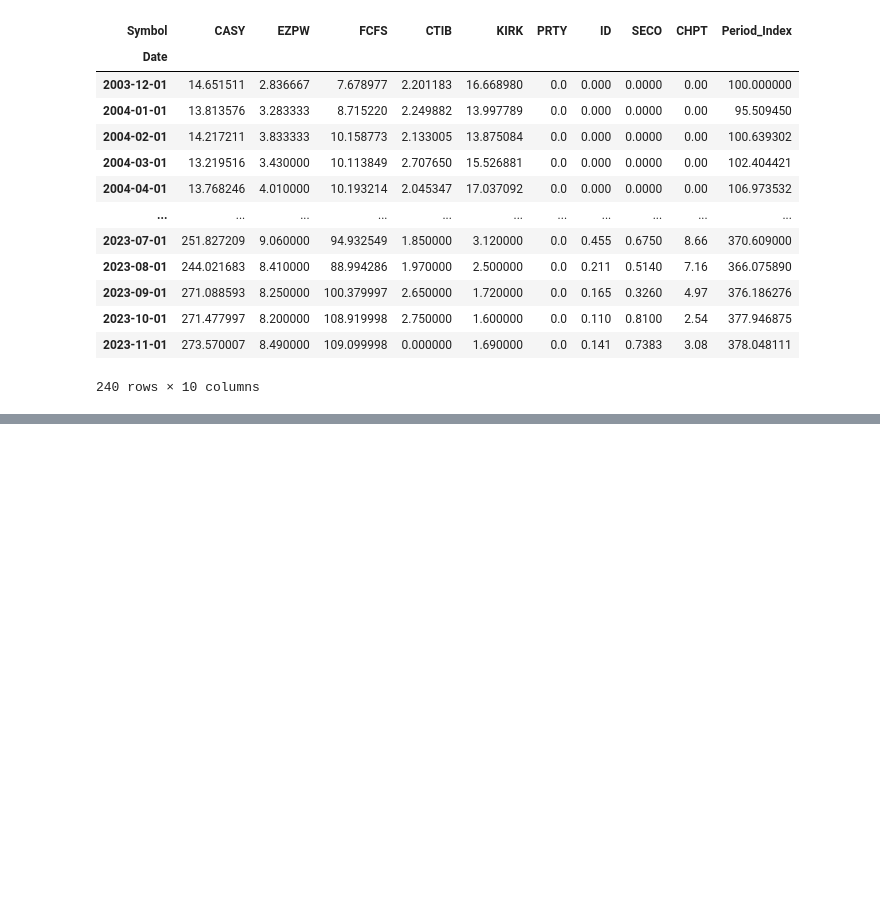
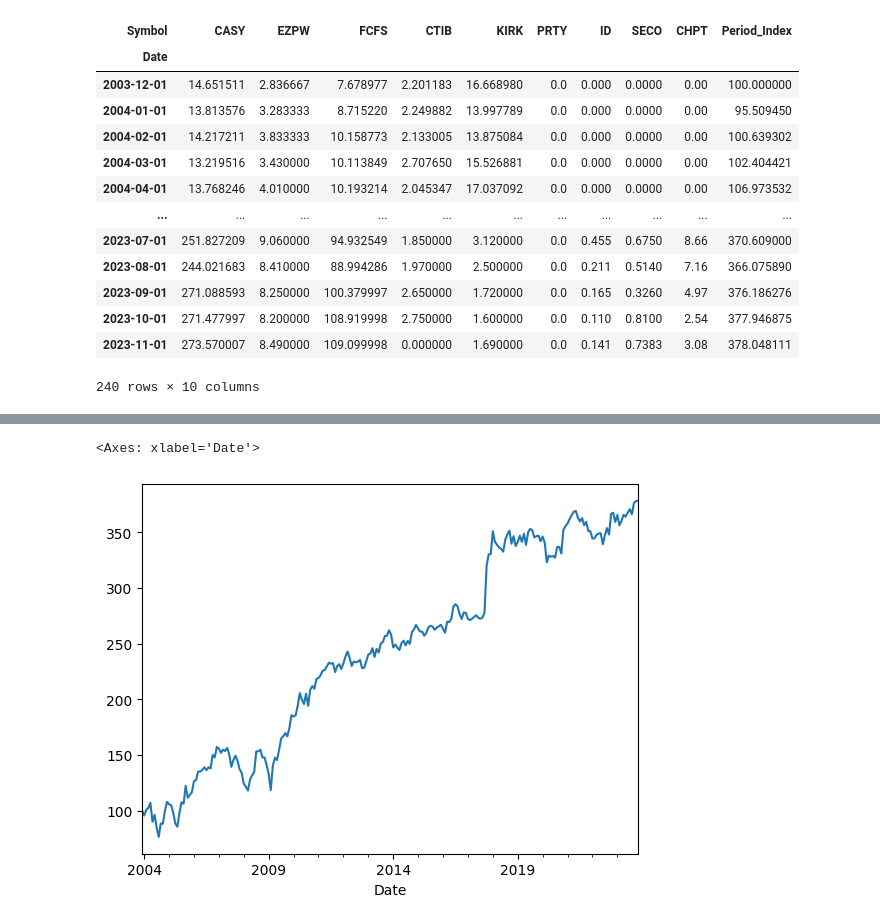
Before and after one commit to maximarbuzov/maxim, a Jupyter notebook: Untitled7.ipynb, the cells around one changed output, grey strips where cells are left out. Drawn from its saved outputs; the diff is of its cells as text; code cells hidden in the pictures; blank space fills up the shorter version.

```diff
--- a/Untitled7.ipynb
+++ b/Untitled7.ipynb
@@ -844,0 +890,6 @@ prices1
+# %%
+#data1.groupby([' Year '])[' Gross Domestic Product (GDP) '].mean().plot()
+prices1['Period_Index'].plot()
+# %% [output]
+<Axes: xlabel='Date'>
+[figure, added]
```
Also changed, not shown: parts of 4 cells of this notebook.
